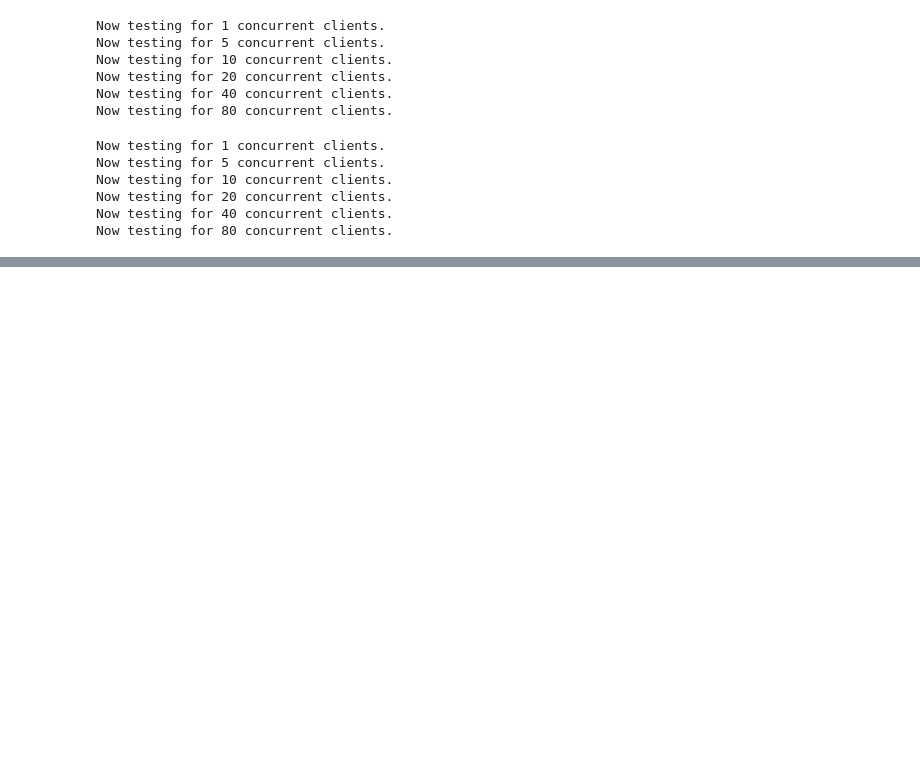
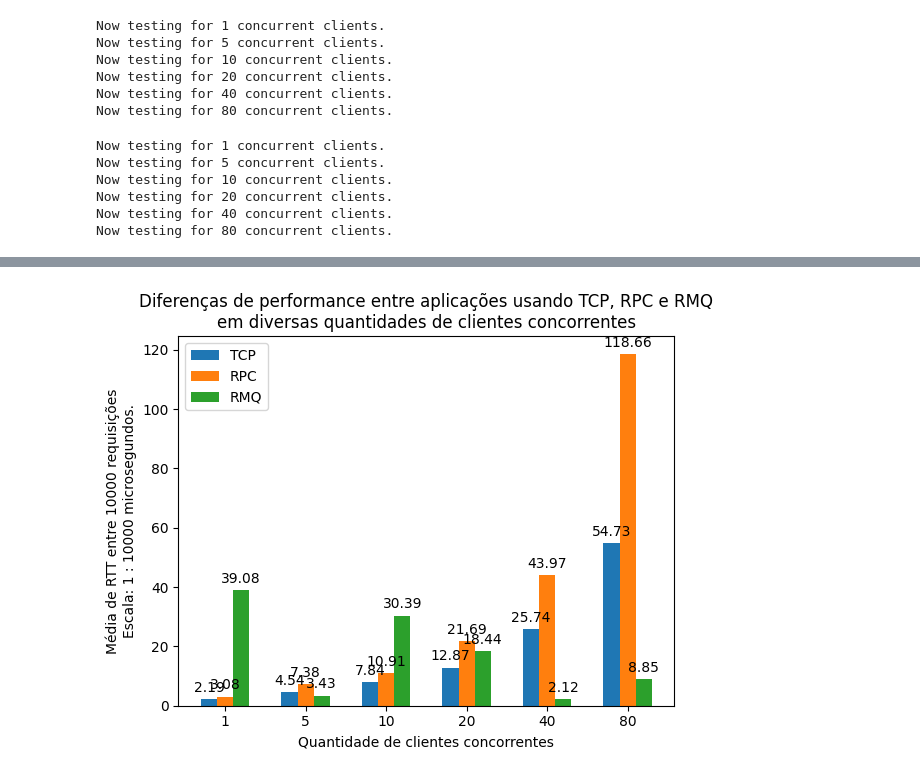
Before and after one commit to koga25/programacao_concorrente, a Jupyter notebook: tests_atv_5.ipynb, the cells around one changed output, grey strips where cells are left out. Drawn from its saved outputs; the diff is of its cells as text; code cells hidden in the pictures; blank space fills up the shorter version.

```diff
--- a/tests_atv_5.ipynb
+++ b/tests_atv_5.ipynb
@@ -121,22 +142,24 @@ for file_name in file_names:
     concurrent_clients_rmq_rtt.append(mean_rmq_rtt)
 # %%
 x = np.arange(len(concurrent_clients_tests))  # the label locations
-width = 0.35  # the width of the bars
+width = 0.2  # the width of the bars
 
-tcp_bar = plt.bar(x - width/2, concurrent_clients_tcp_rtt, width, label = 'TCP')
-rpc_bar = plt.bar(x + width/2, concurrent_clients_rpc_rtt, width, label = 'RPC')
-rmq_bar = plt.bar(x + width/2, concurrent_clients_rmq_rtt, width, label = 'RMQ')
+tcp_bar = plt.bar(x - width, concurrent_clients_tcp_rtt, width, label = 'TCP')
+rpc_bar = plt.bar(x, concurrent_clients_rpc_rtt, width, label = 'RPC')
+rmq_bar = plt.bar(x + width, concurrent_clients_rmq_rtt, width, label = 'RMQ')
 
 
 plt.xticks(x, concurrent_clients_tests)
 plt.xlabel("Quantidade de clientes concorrentes")
 plt.ylabel("Média de RTT entre 10000 requisições\nEscala: 1 : 10000 microsegundos.")
 plt.title("Diferenças de performance entre aplicações usando TCP, RPC e RMQ\nem diversas quantidades de clientes concorrentes")
 plt.legend()
 
 plt.bar_label(tcp_bar, padding=3)
 plt.bar_label(rpc_bar, padding=3)
 plt.bar_label(rmq_bar, padding=3)
 
 plt.savefig("./atv_5_graphs.png")
 plt.show()
+# %% [output]
+[figure, added]
```
Also changed, not shown: parts of 1 cell of this notebook, 19 other files.
